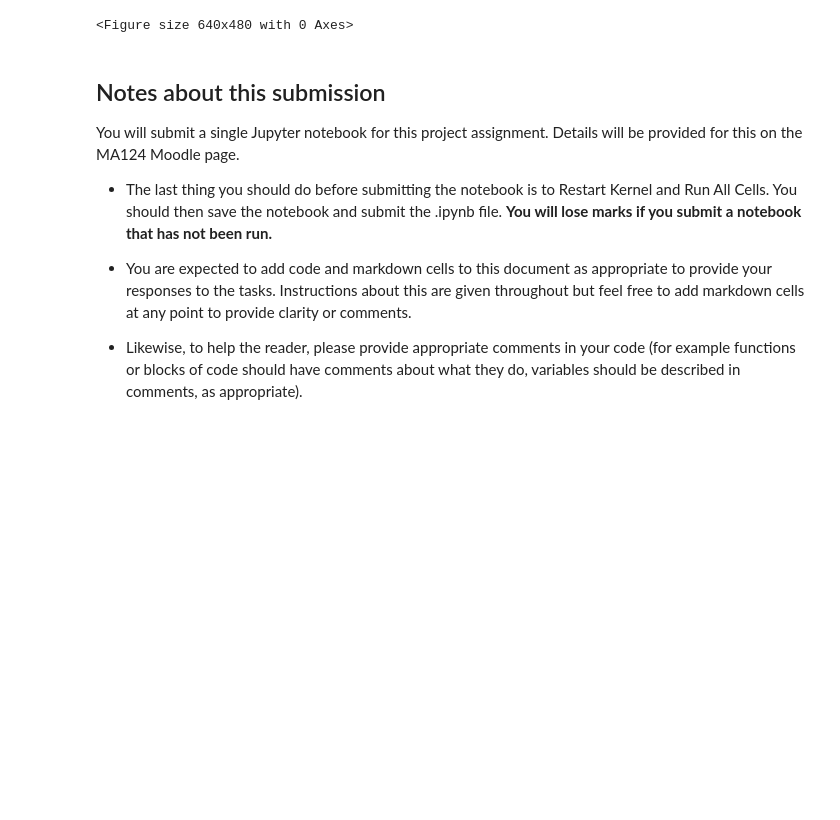
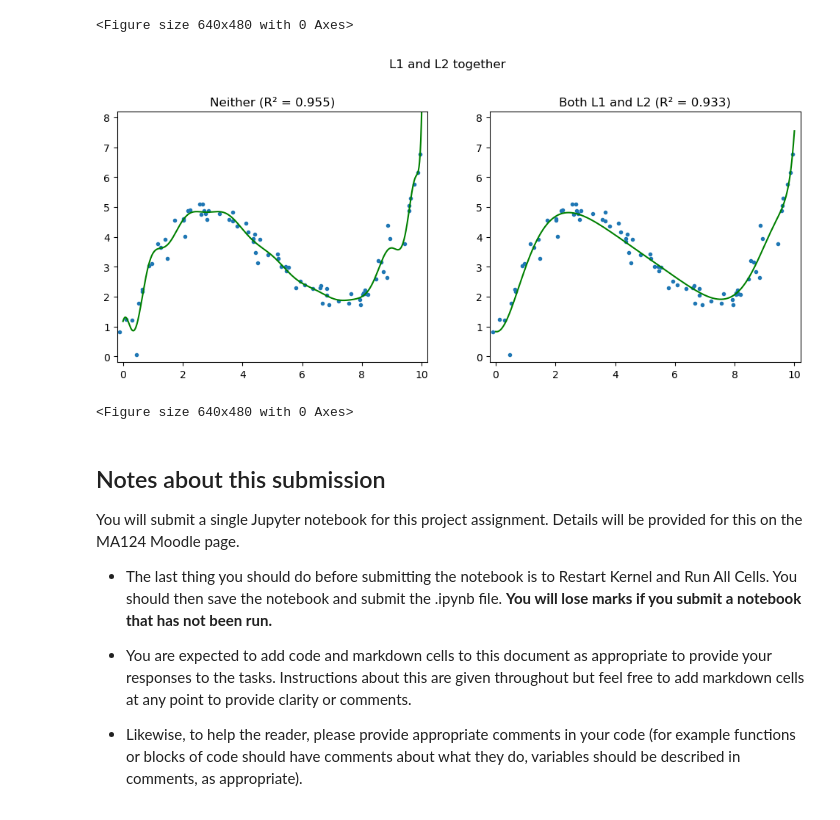
Before and after one commit to DoctorDalek1963/ma124-group-project, a Jupyter notebook: Machine_Learning_Project.ipynb, the cells around one changed output. Cells and saved outputs as stored; diff of their text form; code cells hidden in the pictures; blank space fills up the shorter version.

Commit message:
Add demo with ElasticNet for L1 + L2

```diff
--- a/Machine_Learning_Project.ipynb
+++ b/Machine_Learning_Project.ipynb
@@ -744,6 +744,17 @@ plot_overfitting_example(
 # %% [output]
 [figure]
 <Figure size 640x480 with 0 Axes>
+# %%
+plot_overfitting_example(
+    "L1 and L2 together",
+    LinearRegression(),
+    "Neither",
+    ElasticNet(alpha=0.01, max_iter=10_000),
+    "Both L1 and L2",
+)
+# %% [output]
+[figure, added]
+<Figure size 640x480 with 0 Axes>
 # %% [markdown]
 ## Notes about this submission
 
```
